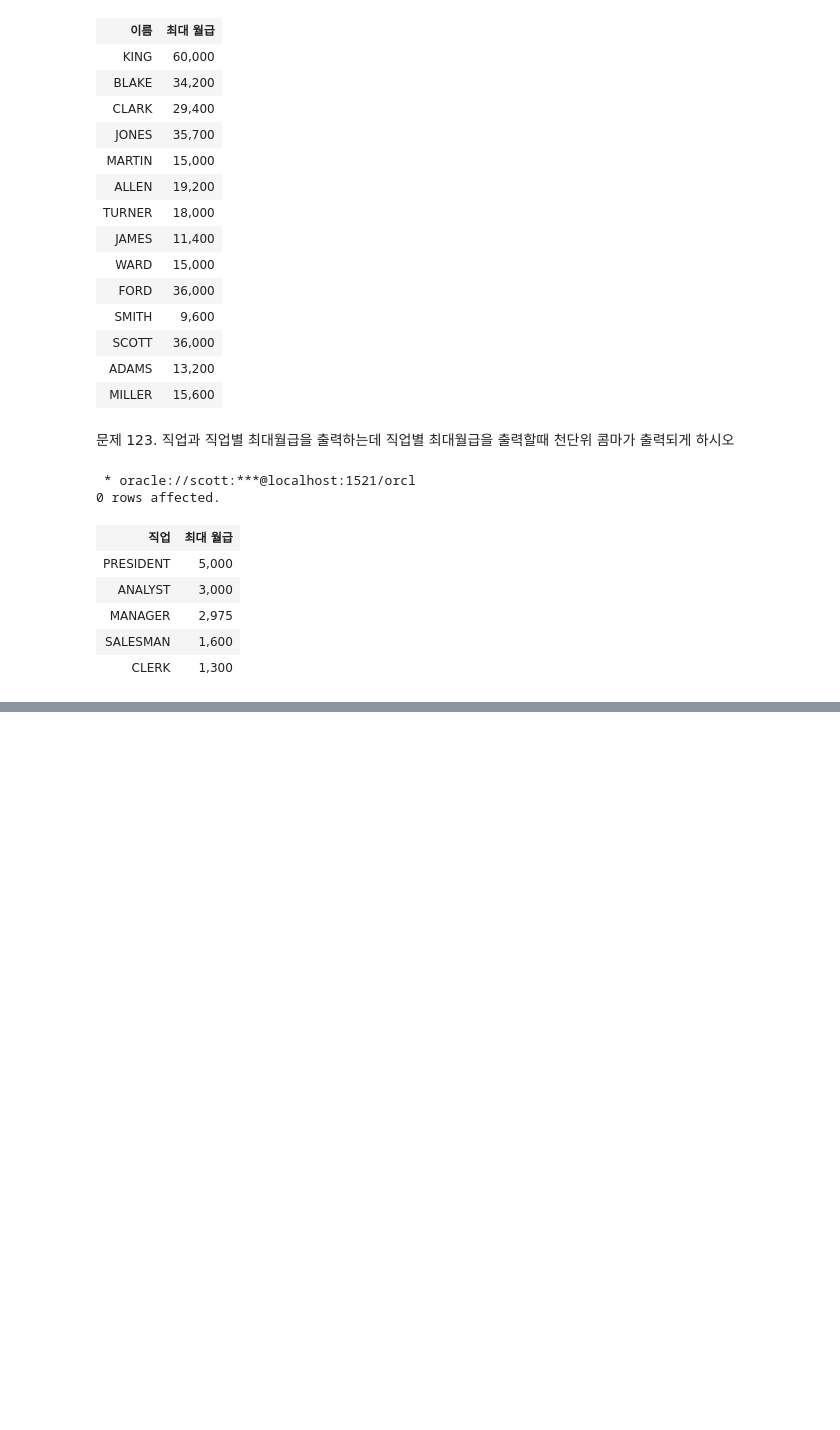
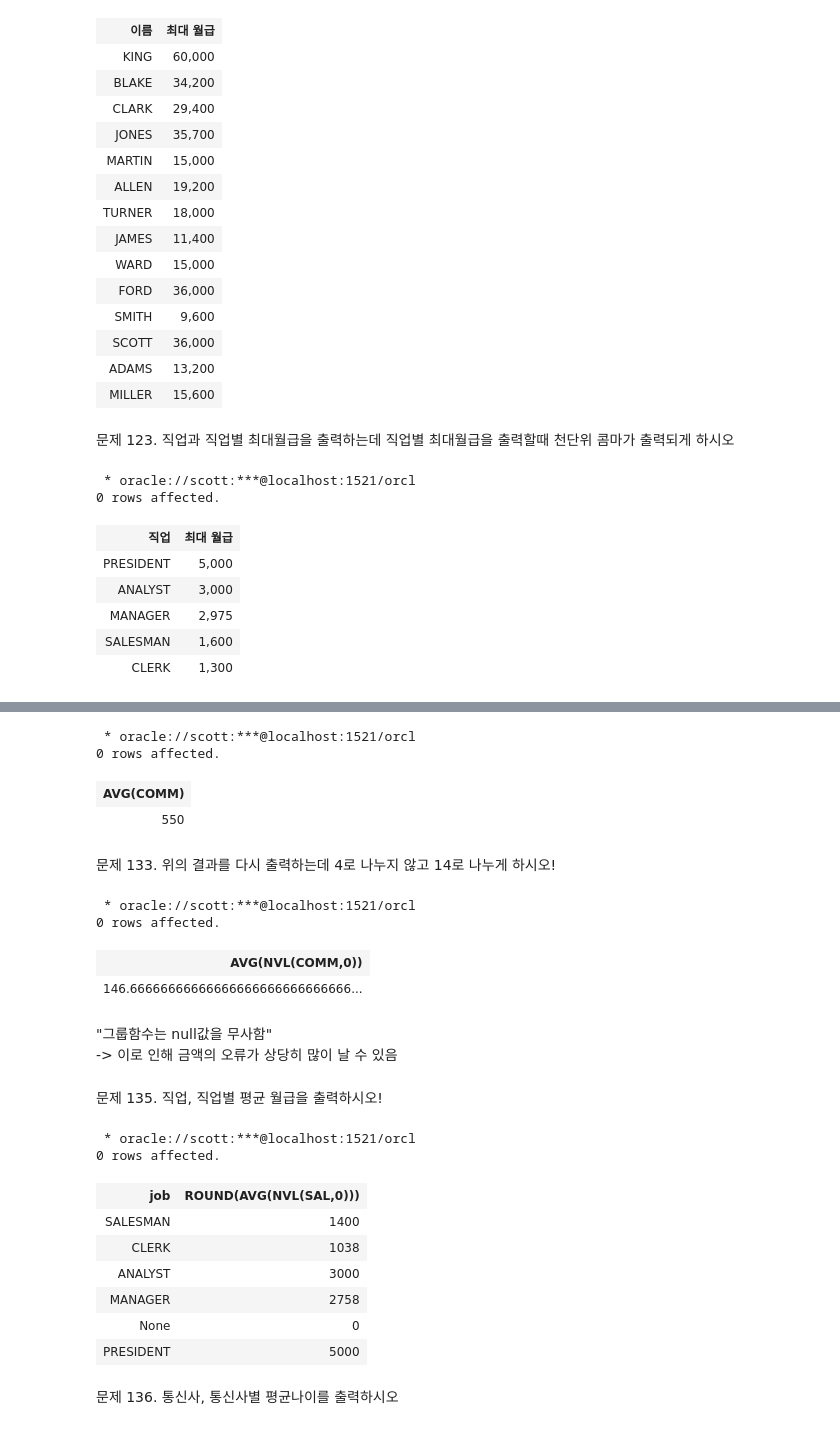
Before and after one commit to unknown-jun/Oracle_SQL, a Jupyter notebook: Part 2_8. 집계함수.ipynb, the cells around one changed output, grey strips where cells are left out. Cells and saved outputs as stored; diff of their text form; code cells hidden in the pictures; blank space fills up the shorter version.

```diff
--- a/Part 2_8. 집계함수.ipynb
+++ b/Part 2_8. 집계함수.ipynb
@@ -257,0 +409,45 @@ select job as "직업", to_char(max(sal), '9,999') as "최대 월급"
+# %%
+%%sql
+
+select avg(comm)
+    from emp
+# %% [output]
+ * oracle://scott:***@localhost:1521/orcl
+0 rows affected.
+| AVG(COMM) |
+| 550 |
+# %% [markdown]
+문제 133. 위의 결과를 다시 출력하는데 4로 나누지 않고 14로 나누게 하시오!
+# %%
+%%sql
+
+select avg(nvl(comm,0))
+    from emp
+# %% [output]
+ * oracle://scott:***@localhost:1521/orcl
+0 rows affected.
+| AVG(NVL(COMM,0)) |
+| 146.66666666666666666666666666666... |
+# %% [markdown]
+"그룹함수는 null값을 무사함"
+-> 이로 인해 금액의 오류가 상당히 많이 날 수 있음
+# %% [markdown]
+문제 135. 직업, 직업별 평균 월급을 출력하시오!
+# %%
+%%sql
+
+select job, round(avg(nvl(sal,0)))
+    from emp
+    group by job
+# %% [output]
+ * oracle://scott:***@localhost:1521/orcl
+0 rows affected.
+| job | ROUND(AVG(NVL(SAL,0))) |
+| SALESMAN | 1400 |
+| CLERK | 1038 |
+| ANALYST | 3000 |
+| MANAGER | 2758 |
+| None | 0 |
+| PRESIDENT | 5000 |
+# %% [markdown]
+문제 136. 통신사, 통신사별 평균나이를 출력하시오
```
Also changed, not shown: parts of 34 cells of this notebook.
